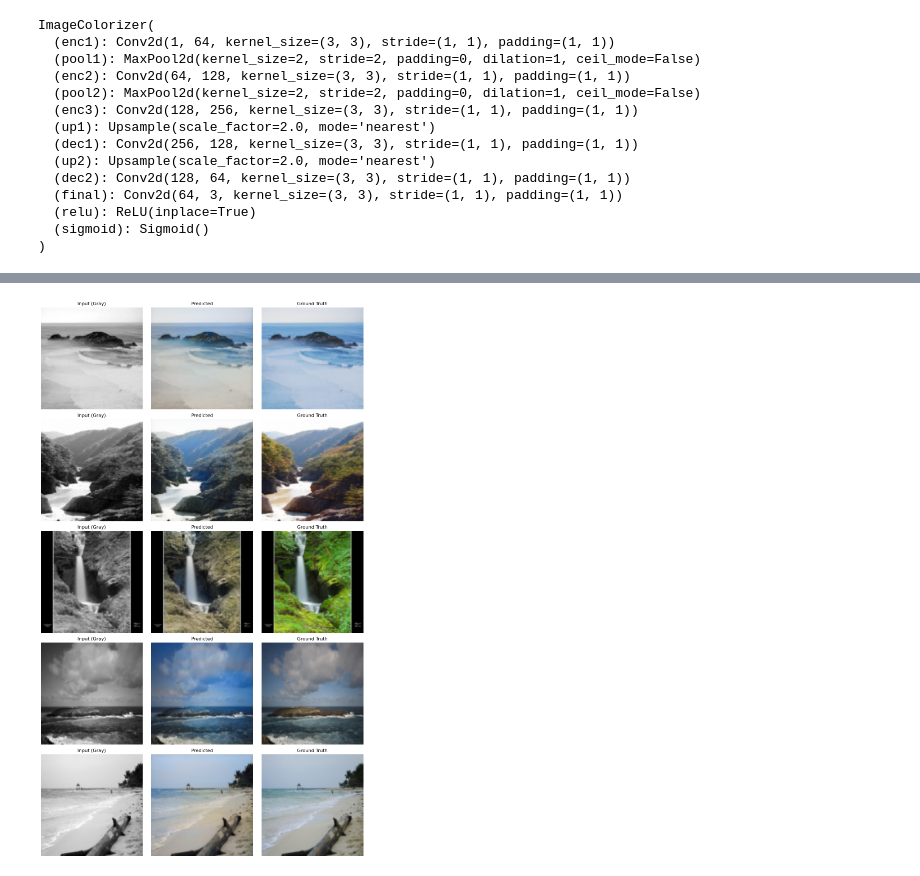
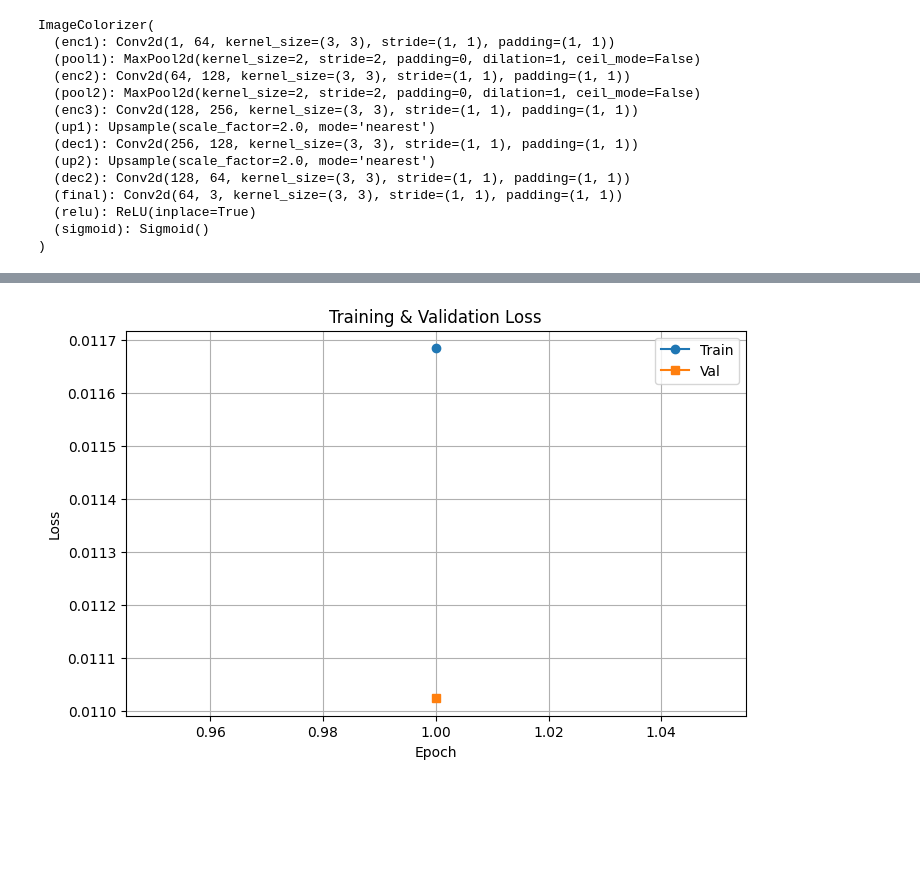
Before and after one commit to gmindlberger/image_colorization, a Jupyter notebook: autoencoder.ipynb, the cells around one changed output, grey strips where cells are left out. Cells and saved outputs as stored; diff of their text form; code cells hidden in the pictures; blank space fills up the shorter version.

```diff
--- a/autoencoder.ipynb
+++ b/autoencoder.ipynb
@@ -75,13 +73,8 @@ ImageColorizer(
 )
 # %%
 trainer = Trainer(model, train_loader, val_loader, criterion, optimizer, device)
-trainer.fit(num_epochs=20)
+trainer.fit(num_epochs)
 
 # 4) Lernkurve anzeigen
 trainer.plot_history()
-
-
-
-#acthung Test LOADER erzeugen!!!!
-trainer.show_examples(val_ds)
 # %% [output]
@@ -89,27 +82 @@ KeyboardInterrupt:
+[figure, added]
-# %%
-# 10. Ergebnisse anzeigen
-model.eval()
-with torch.no_grad():
-    gray_batch, true_color_batch = next(iter(dataloader))
-    gray_batch  = gray_batch.to(device)
-    pred_batch  = model(gray_batch).cpu()
-
-n_display = min(5, gray_batch.size(0))
-fig, axes = plt.subplots(n_display, 3, figsize=(12, 4 * n_display))
-for i in range(n_display):
-    axes[i,0].imshow(gray_batch[i].cpu().squeeze(), cmap='gray')
-    axes[i,0].set_title('Input (Gray)')
-    axes[i,0].axis('off')
-
-    axes[i,1].imshow(pred_batch[i].permute(1,2,0))
-    axes[i,1].set_title('Predicted')
-    axes[i,1].axis('off')
-
-    axes[i,2].imshow(true_color_batch[i].permute(1,2,0))
-    axes[i,2].set_title('Ground Truth')
-    axes[i,2].axis('off')
-
-plt.tight_layout()
-plt.show()
-# %% [output]
-[figure, removed]
```
Also changed, not shown: parts of 3 cells of this notebook.
